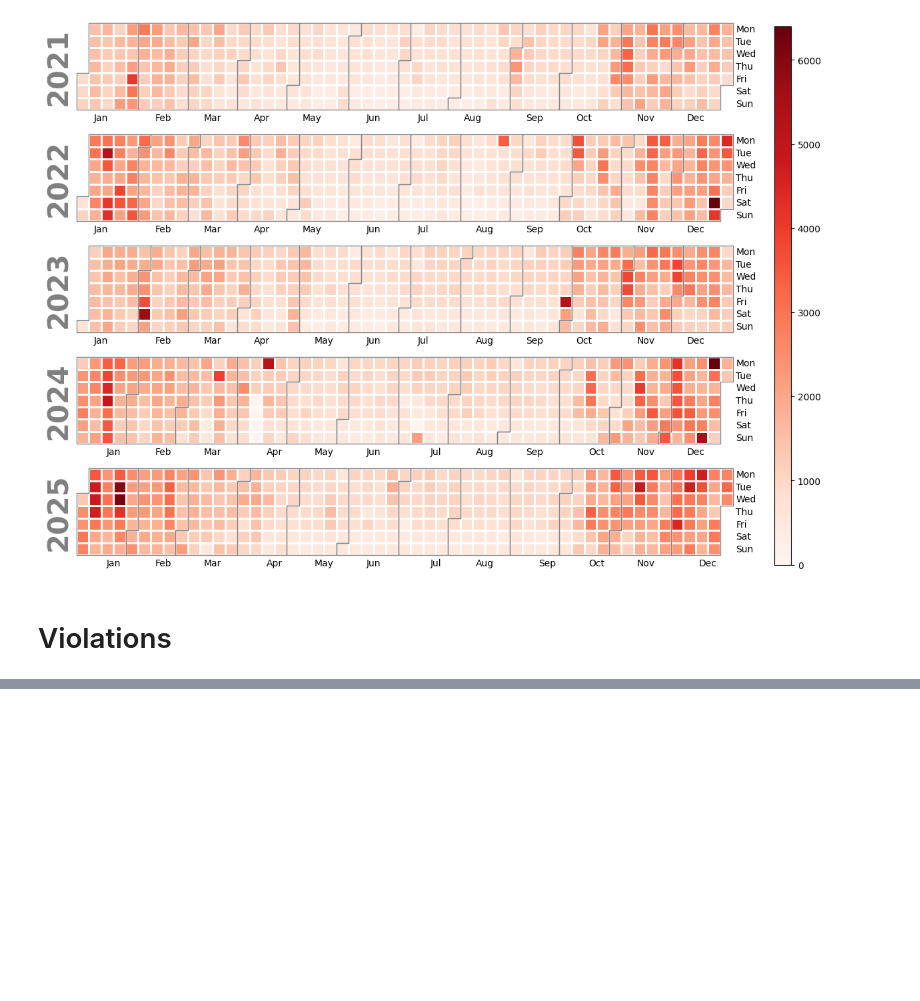
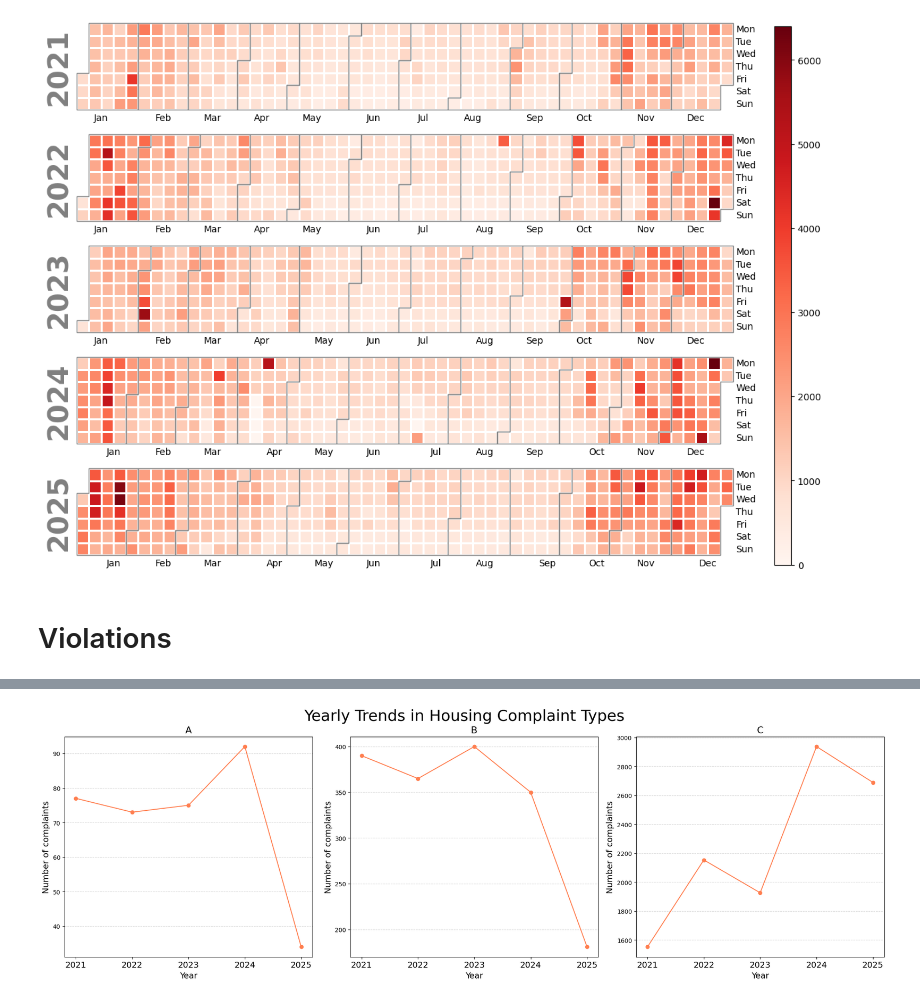
Before and after one commit to mariatmvendas/sdata_project, a Jupyter notebook: analysis_complaints.ipynb, the cells around one changed output, grey strips where cells are left out. Saved outputs shown, nothing was run; the diff lists cells and outputs as text; code cells hidden in the pictures; blank space fills up the shorter version.

```diff
--- a/analysis_complaints.ipynb
+++ b/analysis_complaints.ipynb
@@ -460,0 +564,4 @@ print(f"Number of different boroughs: {len(df_complaints["borough"].unique())}")
+# %%
+df_violations["year"]=df_violations["inspectiondate"].dt.year
+year_type_viol = df_violations.groupby(["year", "class"]).size().unstack(fill_value=0)
+year_type_viol
@@ -460,0 +576,26 @@ print(f"Number of different boroughs: {len(df_complaints["borough"].unique())}")
+# %%
+viol_types = year_type_viol.columns.tolist()
+years = sorted(year_type_viol.index.tolist())
+
+fig, axes = plt.subplots(2, 3, figsize=(20, 12))
+axes = axes.flatten()
+
+for i, cat in enumerate(viol_types):
+    values = year_type_viol[cat].values
+    axes[i].plot(years, values, color="coral", marker='o')
+    axes[i].set_title(cat.capitalize(), fontsize=16)
+    axes[i].set_xlabel("Year", fontsize=14)
+    axes[i].set_xticks(years)
+    axes[i].set_xticklabels(years, fontsize=14)
+    axes[i].set_ylabel("Number of complaints", fontsize=14)
+    axes[i].grid(axis='y', linestyle='--', alpha=0.5)
+
+# Remove the unused subplot
+for j in range(len(viol_types), len(axes)):
+    fig.delaxes(axes[j])
+
+plt.suptitle("Yearly Trends in Housing Complaint Types", fontsize=26)
+plt.tight_layout()
+plt.show()
+# %% [output]
+[figure, added]
```
Also changed, not shown: parts of 20 cells of this notebook, 2 other files.
